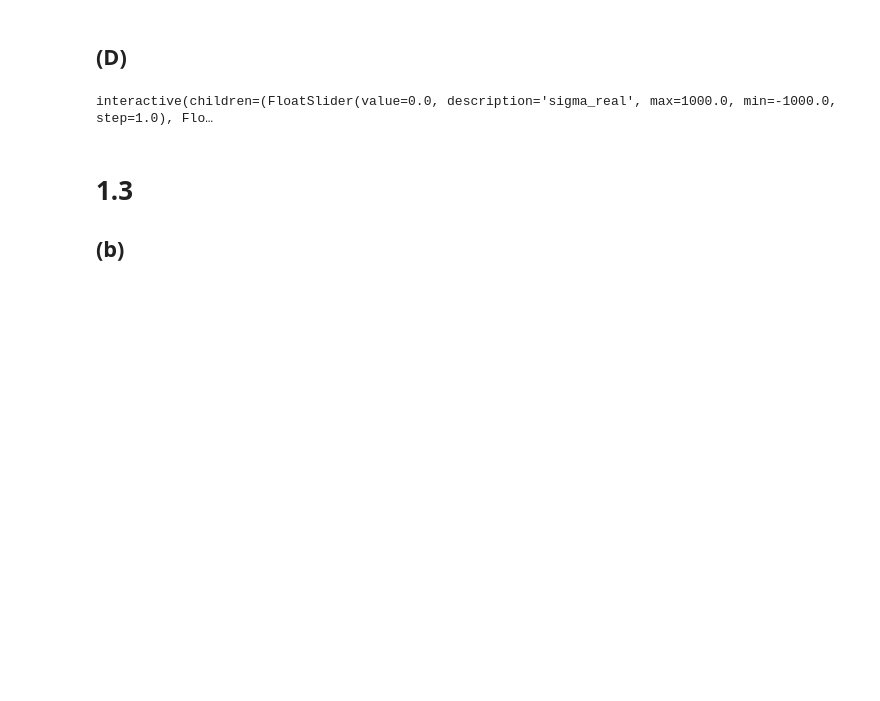
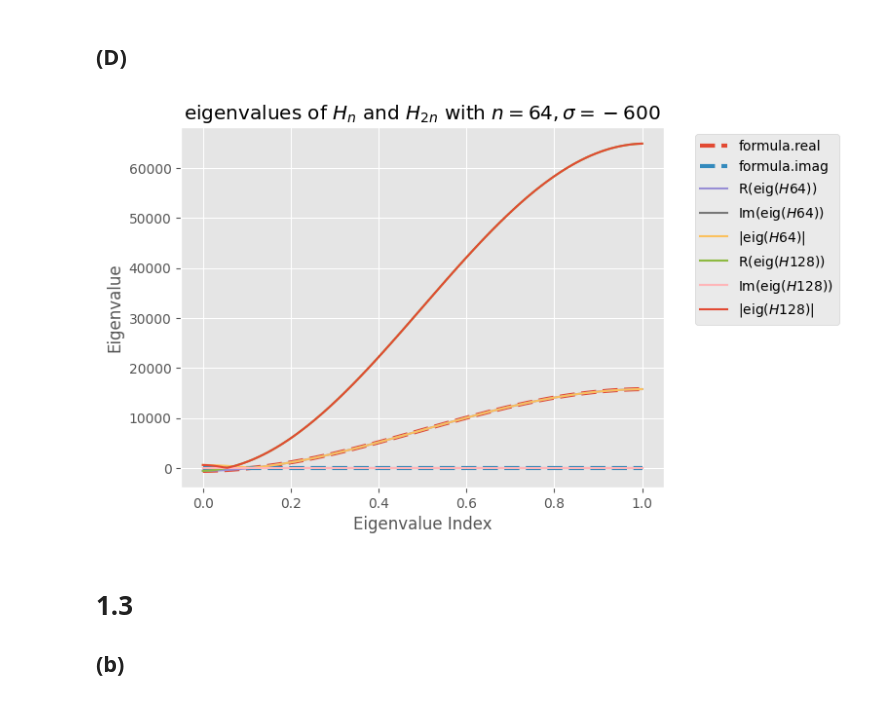
Before and after one commit to ISIPINK/Project-2023-2024-Multigrid-voor-het-oplossen-van-complex-waardige-Helmholtz-problemen, a Jupyter notebook: code/main.ipynb, the cells around one changed output. Saved outputs shown, nothing was run; the diff lists cells and outputs as text; code cells hidden in the pictures; blank space fills up the shorter version.

```diff
--- a/code/main.ipynb
+++ b/code/main.ipynb
@@ -71,23 +60,20 @@ interactive(children=(IntSlider(value=6, description='log2n', max=12, min=1), Fl
 # %% [markdown]
 ## (D)
 # %%
-@interact(
-    n=widgets.IntSlider(min=1, max=200, value=32),
-    sigma_real=widgets.FloatSlider(min=-10**3, max=10**3, step=1, value=0),
-    sigma_complex=widgets.FloatSlider(min=-10**4, max=10**4, step=10, value=0)
-)
-def plt_eigen_H(sigma_real,sigma_complex, n):
-    sigma = complex(sigma_real,sigma_complex)
-    title = rf'eigenvalues of $H$ with $n={n},\sigma = {sigma}$'
-    Hs = [helmholtz1D(n*j, sigma) for j in [1,2]]
-    labels = [f'$H{j}$' for j in [n,2*n]]
-    ys = np.array([eigen_helmhotz1D(n,k,sigma) for k in range(1,n)])
-    xs = np.linspace(0,1,len(ys))
-    plt.plot(xs,ys.real,label="formula.real",linestyle="--",linewidth=3)
-    plt.plot(xs,ys.imag,label="formula.imag",linestyle="--",linewidth=3)
-    plt_eigen(Hs,labels,title)
+n = 64
+sigma = -600
+title = rf'eigenvalues of $H_n$ and $H_{{2n}}$ with $n={n},\sigma = {sigma}$'
+Hs = [helmholtz1D(n*j, sigma) for j in [1,2]]
+labels = [f'$H{j}$' for j in [n,2*n]]
+ys = np.array([eigen_helmhotz1D(n,k,sigma) for k in range(1,n)])
+xs = np.linspace(0,1,len(ys))
+plt.plot(xs,ys.real,label="formula.real",linestyle="--",linewidth=3)
+plt.plot(xs,ys.imag,label="formula.imag",linestyle="--",linewidth=3)
+plt_eigen(Hs,labels,title)
+plt.savefig("./plts/eigenvalues_1Dreal", dpi=300,bbox_inches='tight')
+plt.show()
 # %% [output]
-interactive(children=(FloatSlider(value=0.0, description='sigma_real', max=1000.0, min=-1000.0, step=1.0), Flo…
+[figure, added]
 # %% [markdown]
 # 1.3
 ## (b)
```
Also changed, not shown: parts of 20 cells of this notebook, 15 other files.
